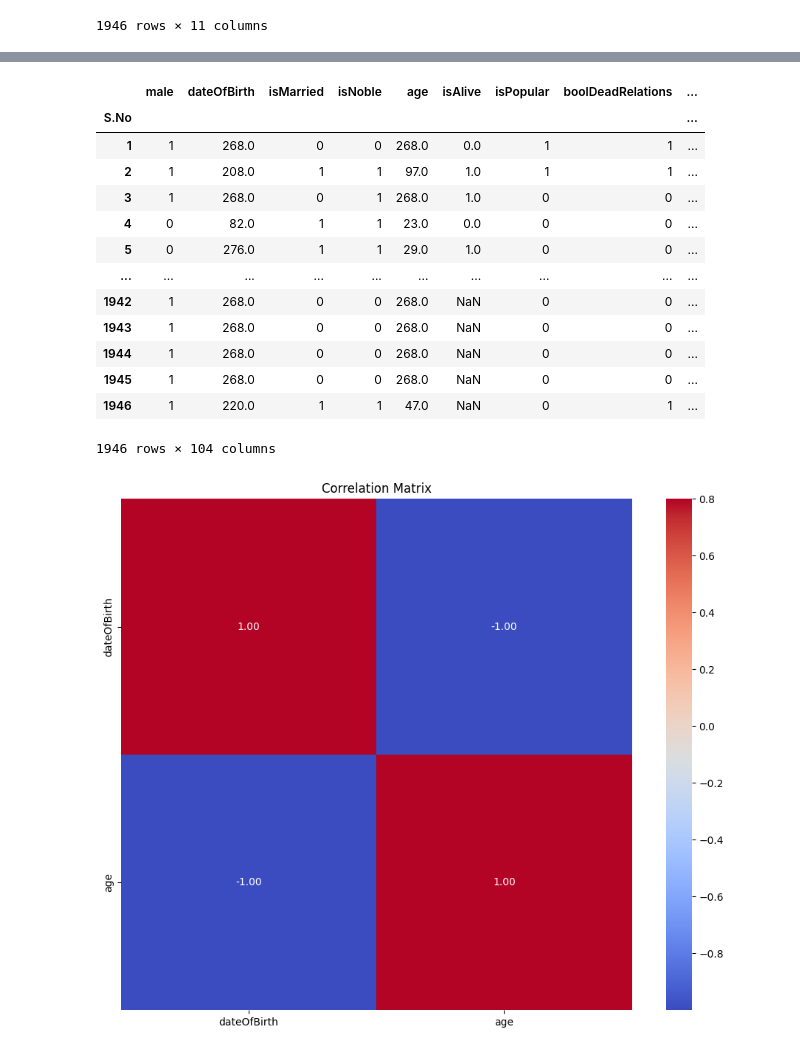
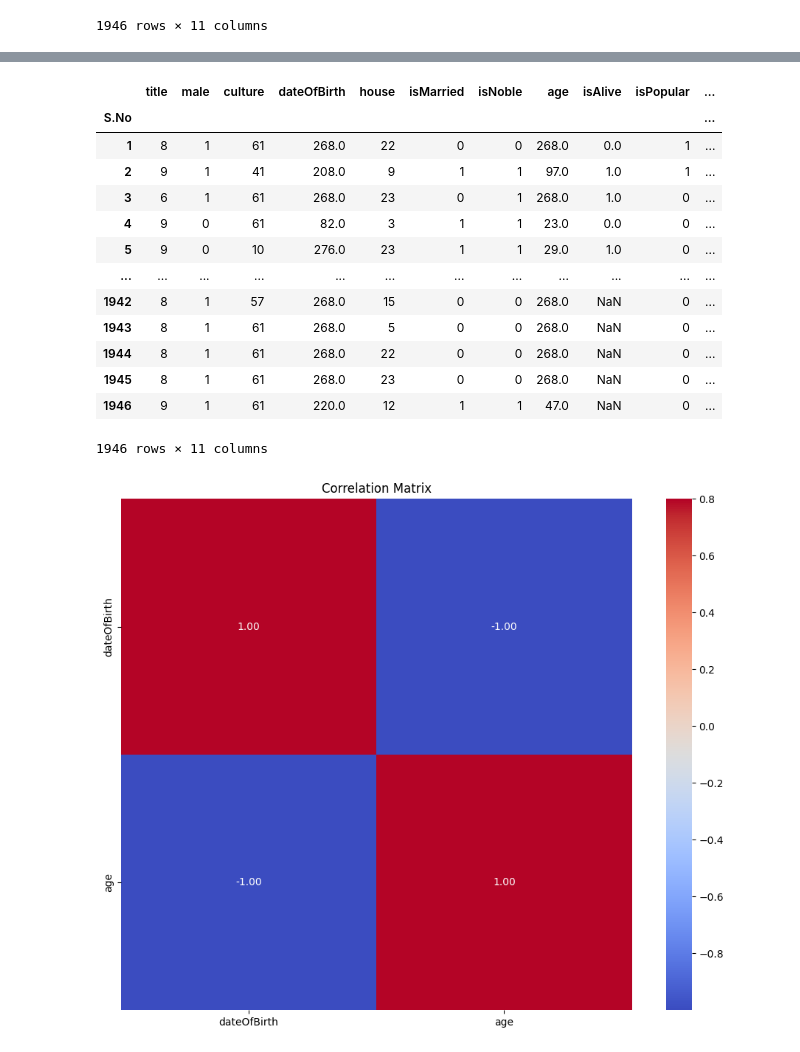
Before and after one commit to RedkinDenis/DeepLearning, a Jupyter notebook: week_01_ml_intro/Homework/hw_1_game_of_thrones.ipynb, the cells around one changed output, grey strips where cells are left out. Cells and saved outputs as stored; diff of their text form; code cells hidden in the pictures.

```diff
--- a/week_01_ml_intro/Homework/hw_1_game_of_thrones.ipynb
+++ b/week_01_ml_intro/Homework/hw_1_game_of_thrones.ipynb
@@ -90,14 +90,10 @@ import numpy as np
 # %% [markdown]
 **Задание 1.2.** Загрузите датасет в Pandas DataFrame при помощи функции `read_csv`. Вместо дефолтных наименований строк `0,1,...`, при помощи параметра `index_col`, сделайте значения колонки `S.No` наименованиями строк:
 # %%
-data_train = pd.read_csv('/content/game_of_thrones_train.csv', index_col='S.No')
+data = pd.read_csv('/content/game_of_thrones_train.csv', index_col='S.No')
 data_test  = pd.read_csv('/content/game_of_thrones_test.csv',  index_col='S.No')
-data = pd.concat([data_train, data_test], axis = 0)
 
-train_size = 1557
-test_size = 389
-
-data_train
+data
 # %% [output]
 |  | name | title | male | culture | dateOfBirth | mother | father | heir | house | spouse | ... | ... |
 | S.No |  |  |  |  |  |  |  |  |  |  |  | ... |
@@ -278,23 +266,37 @@ one_hot_df
-# %%
-# замена необработанных категориальных признаков на обработанные в основном дата-сете
-data = pd.concat([data, one_hot_df], axis = 1)
-data = data.drop(cat_features, axis = 1)
-data
-# %% [output]
-|  | male | dateOfBirth | isMarried | isNoble | age | isAlive | isPopular | boolDeadRelations | ... |
-| S.No |  |  |  |  |  |  |  |  | ... |
-| 1 | 1 | 268.0 | 0 | 0 | 268.0 | 0.0 | 1 | 1 | ... |
-| 2 | 1 | 208.0 | 1 | 1 | 97.0 | 1.0 | 1 | 1 | ... |
-| 3 | 1 | 268.0 | 0 | 1 | 268.0 | 1.0 | 0 | 0 | ... |
-| 4 | 0 | 82.0 | 1 | 1 | 23.0 | 0.0 | 0 | 0 | ... |
-| 5 | 0 | 276.0 | 1 | 1 | 29.0 | 1.0 | 0 | 0 | ... |
-| ... | ... | ... | ... | ... | ... | ... | ... | ... | ... |
-| 1942 | 1 | 268.0 | 0 | 0 | 268.0 | NaN | 0 | 0 | ... |
-| 1943 | 1 | 268.0 | 0 | 0 | 268.0 | NaN | 0 | 0 | ... |
-| 1944 | 1 | 268.0 | 0 | 0 | 268.0 | NaN | 0 | 0 | ... |
-| 1945 | 1 | 268.0 | 0 | 0 | 268.0 | NaN | 0 | 0 | ... |
-| 1946 | 1 | 220.0 | 1 | 1 | 47.0 | NaN | 0 | 1 | ... |
-1946 rows × 104 columns
+# %%
+# кодировка категориальных призанков
+
+from sklearn.preprocessing import LabelEncoder
+
+cat_features = ['title', 'house', 'culture']
+
+# Create a LabelEncoder object
+label_encoding = LabelEncoder()
+
+# Fit and transform the categorical data
+
+for column in cat_features:
+  data[column] = label_encoding.fit_transform(data[column])
+
+for column in cat_features:
+  data_test[column] = label_encoding.transform(data_test[column])
+
+data
+# %% [output]
+|  | title | male | culture | dateOfBirth | house | isMarried | isNoble | age | isAlive | isPopular | ... |
+| S.No |  |  |  |  |  |  |  |  |  |  | ... |
+| 1 | 8 | 1 | 61 | 268.0 | 22 | 0 | 0 | 268.0 | 0.0 | 1 | ... |
+| 2 | 9 | 1 | 41 | 208.0 | 9 | 1 | 1 | 97.0 | 1.0 | 1 | ... |
+| 3 | 6 | 1 | 61 | 268.0 | 23 | 0 | 1 | 268.0 | 1.0 | 0 | ... |
+| 4 | 9 | 0 | 61 | 82.0 | 3 | 1 | 1 | 23.0 | 0.0 | 0 | ... |
+| 5 | 9 | 0 | 10 | 276.0 | 23 | 1 | 1 | 29.0 | 1.0 | 0 | ... |
+| ... | ... | ... | ... | ... | ... | ... | ... | ... | ... | ... | ... |
+| 1942 | 8 | 1 | 57 | 268.0 | 15 | 0 | 0 | 268.0 | NaN | 0 | ... |
+| 1943 | 8 | 1 | 61 | 268.0 | 5 | 0 | 0 | 268.0 | NaN | 0 | ... |
+| 1944 | 8 | 1 | 61 | 268.0 | 22 | 0 | 0 | 268.0 | NaN | 0 | ... |
+| 1945 | 8 | 1 | 61 | 268.0 | 23 | 0 | 0 | 268.0 | NaN | 0 | ... |
+| 1946 | 9 | 1 | 61 | 220.0 | 12 | 1 | 1 | 47.0 | NaN | 0 | ... |
+1946 rows × 11 columns
 # %%
 # анализ количественных призанков на предмет корелляции
 corr_mat = data[['dateOfBirth', 'age']].corr()
```
Also changed, not shown: parts of 8 cells of this notebook.
